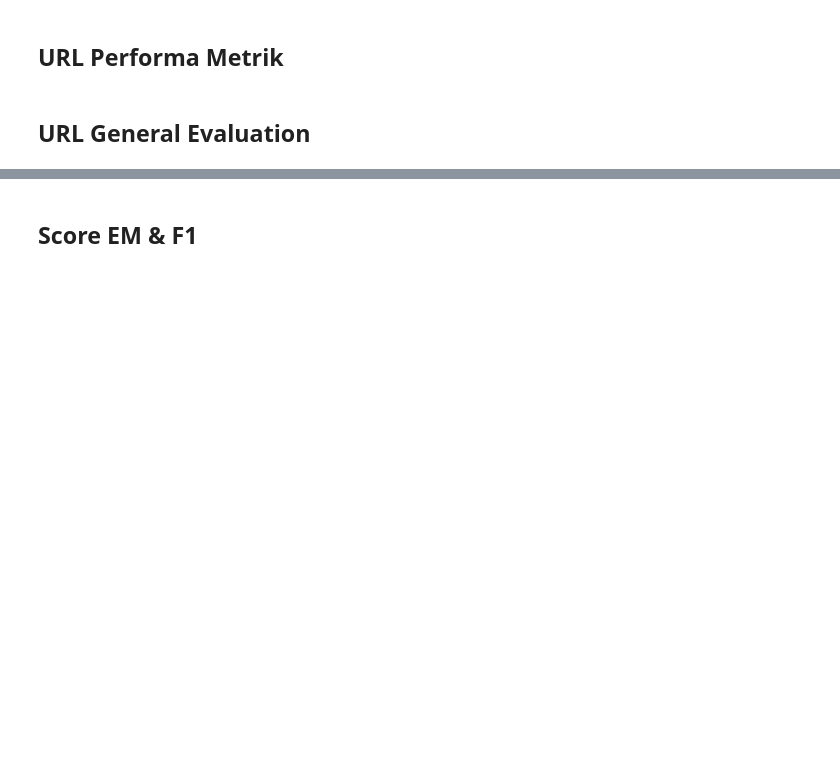
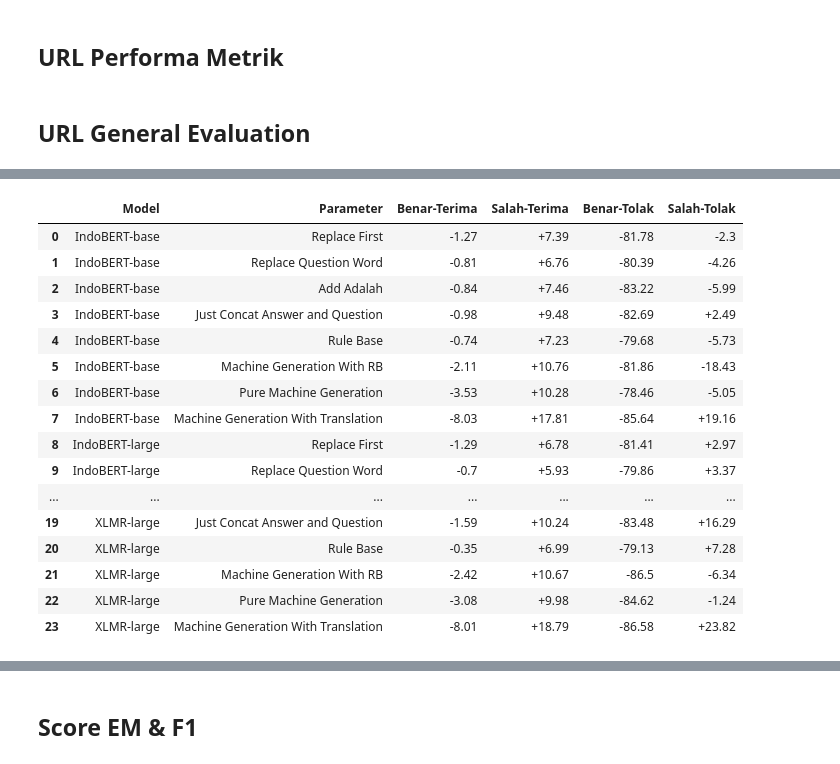
Before and after one commit to muhammadravi251001/qas-with-indonli, a Jupyter notebook: utilities/Scraping_for_Evaluation_&_Analysis.ipynb, the cells around one changed output, grey strips where cells are left out. Cells and saved outputs as stored; diff of their text form; code cells hidden in the pictures; blank space fills up the shorter version.

```diff
--- a/utilities/Scraping_for_Evaluation_&_Analysis.ipynb
+++ b/utilities/Scraping_for_Evaluation_&_Analysis.ipynb
@@ -2273,0 +4456,77 @@ xlm_i_7 = "https://huggingface.co/muhammadravi251001/fine-tuned-FilteringNLI-xlm
+# %%
+df_compare_metric = pd.DataFrame(
+    {
+    'Model': ["IndoBERT-base", "IndoBERT-base", "IndoBERT-base",
+              "IndoBERT-base", "IndoBERT-base", "IndoBERT-base",
+              "IndoBERT-base", "IndoBERT-base",
+
+              "IndoBERT-large", "IndoBERT-large", "IndoBERT-large",
+              "IndoBERT-large", "IndoBERT-large", "IndoBERT-large",
+              "IndoBERT-large", "IndoBERT-large",
+
+              "XLMR-large", "XLMR-large", "XLMR-large",
+              "XLMR-large", "XLMR-large", "XLMR-large",
+              "XLMR-large", "XLMR-large"],
+
+    'Parameter': ["Replace First", "Replace Question Word", "Add Adalah",
+               "Just Concat Answer and Question", "Rule Base",
+               "Machine Generation With RB", "Pure Machine Generation",
+               "Machine Generation With Translation",
+
+               "Replace First", "Replace Question Word", "Add Adalah",
+               "Just Concat Answer and Question", "Rule Base",
+               "Machine Generation With RB", "Pure Machine Generation",
+               "Machine Generation With Translation",
+
+               "Replace First", "Replace Question Word", "Add Adalah",
+               "Just Concat Answer and Question", "Rule Base",
+               "Machine Generation With RB", "Pure Machine Generation",
+               "Machine Generation With Translation"],
+
+    'Benar-Terima': [mp_rf(m_lem_s_0)[0], mp_rf(m_lem_s_1)[0], mp_rf(m_lem_s_2)[0], mp_rf(m_lem_s_3)[0],
+                     mp_rf(m_lem_s_4)[0], mp_rf(m_lem_s_5)[0], mp_rf(m_lem_s_6)[0], mp_rf(m_lem_s_7)[0],
+
+                     mp_rf(m_nlu_s_0)[0], mp_rf(m_nlu_s_1)[0], mp_rf(m_nlu_s_2)[0], mp_rf(m_nlu_s_3)[0],
+                     mp_rf(m_nlu_s_4)[0], mp_rf(m_nlu_s_5)[0], mp_rf(m_nlu_s_6)[0], mp_rf(m_nlu_s_7)[0],
+
+                     mp_rf(m_xlm_s_0)[0], mp_rf(m_xlm_s_1)[0], mp_rf(m_xlm_s_2)[0], mp_rf(m_xlm_s_3)[0],
+                     mp_rf(m_xlm_s_4)[0], mp_rf(m_xlm_s_5)[0], mp_rf(m_xlm_s_6)[0], mp_rf(m_xlm_s_7)[0]],
+
+    'Salah-Terima': [mp_rf(m_lem_s_0)[1], mp_rf(m_lem_s_1)[1], mp_rf(m_lem_s_2)[1], mp_rf(m_lem_s_3)[1],
+                     mp_rf(m_lem_s_4)[1], mp_rf(m_lem_s_5)[1], mp_rf(m_lem_s_6)[1], mp_rf(m_lem_s_7)[1],
+
+                     mp_rf(m_nlu_s_0)[1], mp_rf(m_nlu_s_1)[1], mp_rf(m_nlu_s_2)[1], mp_rf(m_nlu_s_3)[1],
+                     mp_rf(m_nlu_s_4)[1], mp_rf(m_nlu_s_5)[1], mp_rf(m_nlu_s_6)[1], mp_rf(m_nlu_s_7)[1],
+
+                     mp_rf(m_xlm_s_0)[1], mp_rf(m_xlm_s_1)[1], mp_rf(m_xlm_s_2)[1], mp_rf(m_xlm_s_3)[1],
+                     mp_rf(m_xlm_s_4)[1], mp_rf(m_xlm_s_5)[1], mp_rf(m_xlm_s_6)[1], mp_rf(m_xlm_s_7)[1]],
+
+    'Benar-Tolak': [mp_rf(m_lem_s_0)[2], mp_rf(m_lem_s_1)[2], mp_rf(m_lem_s_2)[2], mp_rf(m_lem_s_3)[2],
+                     mp_rf(m_lem_s_4)[2], mp_rf(m_lem_s_5)[2], mp_rf(m_lem_s_6)[2], mp_rf(m_lem_s_7)[2],
+
+                     mp_rf(m_nlu_s_0)[2], mp_rf(m_nlu_s_1)[2], mp_rf(m_nlu_s_2)[2], mp_rf(m_nlu_s_3)[2],
+                     mp_rf(m_nlu_s_4)[2], mp_rf(m_nlu_s_5)[2], mp_rf(m_nlu_s_6)[2], mp_rf(m_nlu_s_7)[2],
+
+                     mp_rf(m_xlm_s_0)[2], mp_rf(m_xlm_s_1)[2], mp_rf(m_xlm_s_2)[2], mp_rf(m_xlm_s_3)[2],
+                     mp_rf(m_xlm_s_4)[2], mp_rf(m_xlm_s_5)[2], mp_rf(m_xlm_s_6)[2], mp_rf(m_xlm_s_7)[2]],
+
+    'Salah-Tolak': [mp_rf(m_lem_s_0)[3], mp_rf(m_lem_s_1)[3], mp_rf(m_lem_s_2)[3], mp_rf(m_lem_s_3)[3],
+                     mp_rf(m_lem_s_4)[3], mp_rf(m_lem_s_5)[3], mp_rf(m_lem_s_6)[3], mp_rf(m_lem_s_7)[3],
+
+                     mp_rf(m_nlu_s_0)[3], mp_rf(m_nlu_s_1)[3], mp_rf(m_nlu_s_2)[3], mp_rf(m_nlu_s_3)[3],
+                     mp_rf(m_nlu_s_4)[3], mp_rf(m_nlu_s_5)[3], mp_rf(m_nlu_s_6)[3], mp_rf(m_nlu_s_7)[3],
+
+                     mp_rf(m_xlm_s_0)[3], mp_rf(m_xlm_s_1)[3], mp_rf(m_xlm_s_2)[3], mp_rf(m_xlm_s_3)[3],
+                     mp_rf(m_xlm_s_4)[3], mp_rf(m_xlm_s_5)[3], mp_rf(m_xlm_s_6)[3], mp_rf(m_xlm_s_7)[3]],
+    },
+
+    columns=['Model', 'Parameter',
+             'Benar-Terima', 'Salah-Terima', 'Benar-Tolak', 'Salah-Tolak']
+    )
+
+print("Perubahan Metrik Skor")
+print(df_compare_metric.to_latex(index=False))
+print()
+
+df_compare_metric
+# %% [output]
@@ -2273,0 +4550,17 @@ xlm_i_7 = "https://huggingface.co/muhammadravi251001/fine-tuned-FilteringNLI-xlm
+|  | Model | Parameter | Benar-Terima | Salah-Terima | Benar-Tolak | Salah-Tolak |
+| 0 | IndoBERT-base | Replace First | -1.27 | +7.39 | -81.78 | -2.3 |
+| 1 | IndoBERT-base | Replace Question Word | -0.81 | +6.76 | -80.39 | -4.26 |
+| 2 | IndoBERT-base | Add Adalah | -0.84 | +7.46 | -83.22 | -5.99 |
+| 3 | IndoBERT-base | Just Concat Answer and Question | -0.98 | +9.48 | -82.69 | +2.49 |
+| 4 | IndoBERT-base | Rule Base | -0.74 | +7.23 | -79.68 | -5.73 |
+| 5 | IndoBERT-base | Machine Generation With RB | -2.11 | +10.76 | -81.86 | -18.43 |
+| 6 | IndoBERT-base | Pure Machine Generation | -3.53 | +10.28 | -78.46 | -5.05 |
+| 7 | IndoBERT-base | Machine Generation With Translation | -8.03 | +17.81 | -85.64 | +19.16 |
+| 8 | IndoBERT-large | Replace First | -1.29 | +6.78 | -81.41 | +2.97 |
+| 9 | IndoBERT-large | Replace Question Word | -0.7 | +5.93 | -79.86 | +3.37 |
+| ... | ... | ... | ... | ... | ... | ... |
+| 19 | XLMR-large | Just Concat Answer and Question | -1.59 | +10.24 | -83.48 | +16.29 |
+| 20 | XLMR-large | Rule Base | -0.35 | +6.99 | -79.13 | +7.28 |
+| 21 | XLMR-large | Machine Generation With RB | -2.42 | +10.67 | -86.5 | -6.34 |
+| 22 | XLMR-large | Pure Machine Generation | -3.08 | +9.98 | -84.62 | -1.24 |
+| 23 | XLMR-large | Machine Generation With Translation | -8.01 | +18.79 | -86.58 | +23.82 |
```
Also changed, not shown: parts of 45 cells of this notebook, 12 other files.
